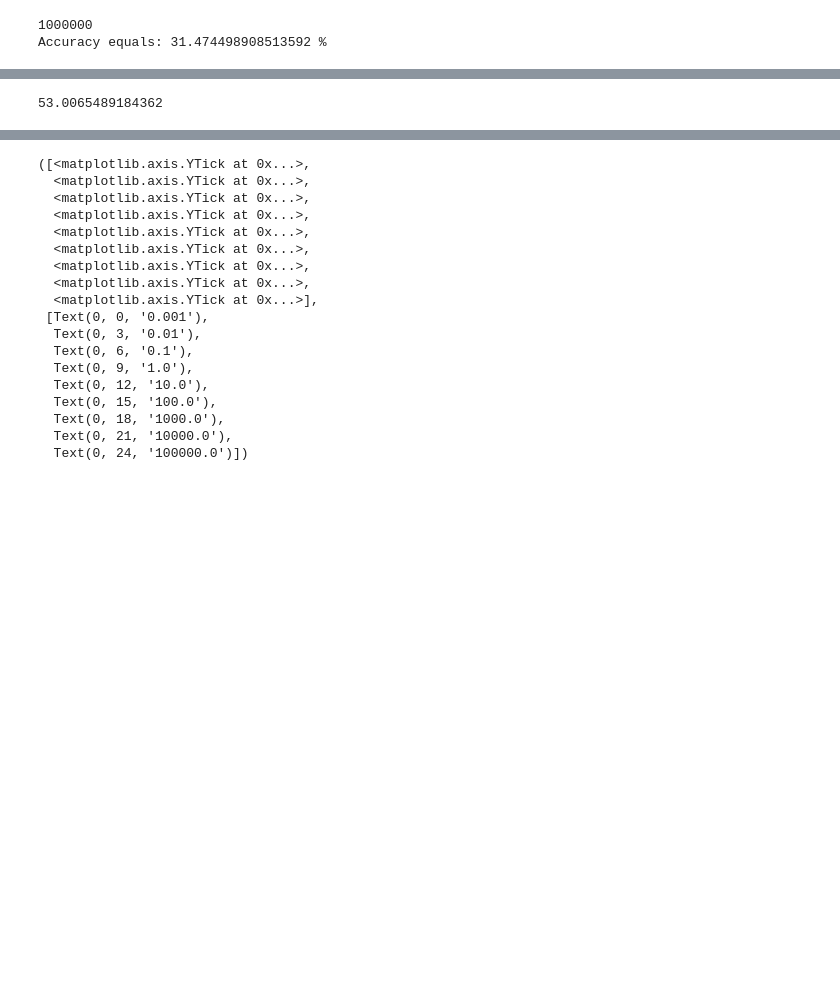
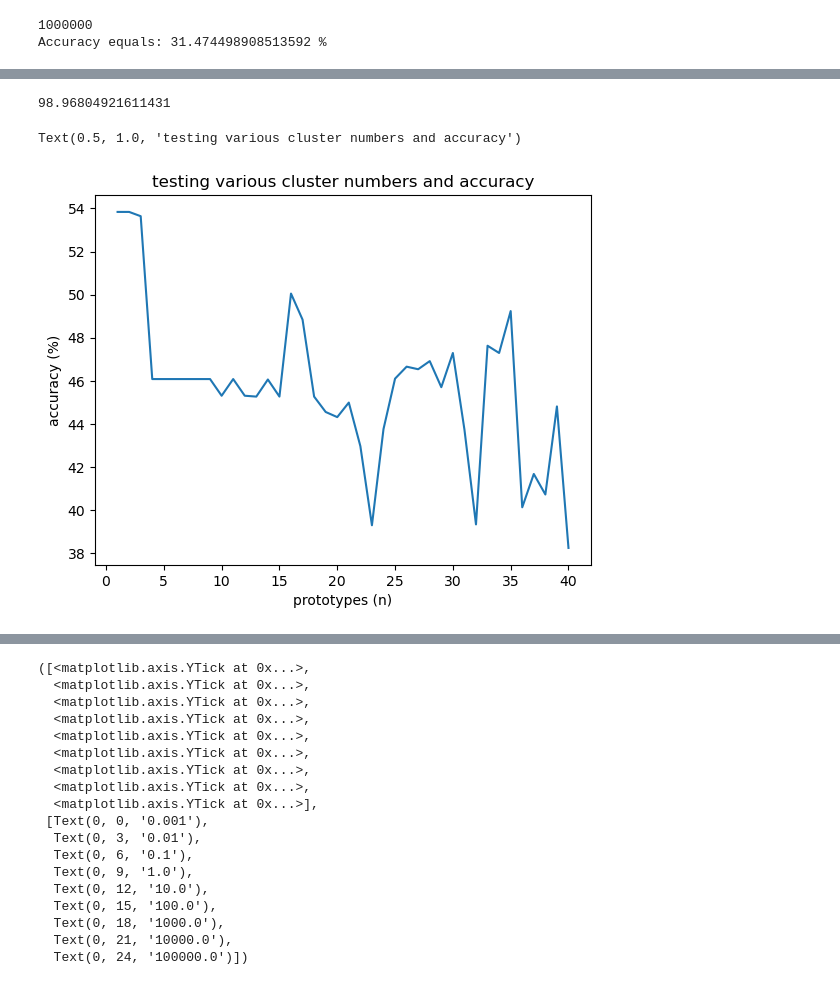
Before and after one commit to JJamali/AI-Network-Intrusion-Detection, a Jupyter notebook: Term Project.ipynb, the cells around one changed output, grey strips where cells are left out. Saved outputs shown, nothing was run; the diff lists cells and outputs as text; code cells hidden in the pictures; blank space fills up the shorter version.

```diff
--- a/Term Project.ipynb
+++ b/Term Project.ipynb
@@ -70,2 +88,0 @@ X_train = X_train.astype(float)
-# %%
-Y_train = Y_train.astype(float)
@@ -114,14 +164,50 @@ Accuracy equals: 0.0 %
+# %%
+reg = Ridge(alpha=9.27396655140094e-05)
+reg.fit(X_train_poly, Y_train_poly)
+predictions = reg.predict(X_test_poly)
+
+for j in range(len(predictions)):
+    if predictions[j] >= 0.5:
+        predictions[j] = 1
+    elif predictions[j] < 0.5:
+        predictions[j] = 0
+
+correct_predictions = np.sum(Y_test_poly == predictions)
+accuracy = (correct_predictions/len(Y_test_poly)) * 100
+
+print(accuracy)
+# %% [output]
+98.96804921611431
 # %%
 import sklearn.cluster
-kmeans = sklearn.cluster.KMeans(n_clusters = 3)
-kmeans.fit(X_train)
-kernel_svm_model = kmeans.predict(X_validation)
 
-accuracy = np.sum(Y_validation == kernel_svm_model)
+n = np.linspace(1, 40, 40, dtype = 'int')
 
-accuracy/len(Y_validation)*100
+
+accuracy = np.zeros(len(n))
+
+for j in range(len(n)):
+    kmeans = sklearn.cluster.KMeans(n_clusters = n[j])
+    kmeans.fit(X_train)
+    kernel_svm_model = kmeans.predict(X_validation)
+    kernel_svm_model_2 = kmeans.predict(X_test)
+    for i in range(n[j]):
+        if np.average(Y_validation[kernel_svm_model==i]) > 0.5:
+            kernel_svm_model[kernel_svm_model == i] = 1
+            kernel_svm_model_2[kernel_svm_model_2 == kernel_svm_model[i]] = 1
+        elif np.average(Y_validation[kernel_svm_model==i]) <= 0.5:
+            kernel_svm_model[kernel_svm_model == i] = 0
+            kernel_svm_model_2[kernel_svm_model_2 == kernel_svm_model[i]] = 0
+
+    accuracy[j] = ((np.sum(Y_test == kernel_svm_model_2))/len(Y_test))*100
-# %% [output]
-53.0065489184362
+# %%
+plt.plot(n, accuracy)
+plt.xlabel("prototypes (n)")
+plt.ylabel("accuracy (%)")
+plt.title("testing various cluster numbers and accuracy")
+# %% [output]
+Text(0.5, 1.0, 'testing various cluster numbers and accuracy')
+[figure, added]
 # %%
 cost = [1000000,100000,10000,1000,100,10,1,0.1,0.01,0.001,0.0001,0.00001,0.000001,0.0000001]
 
```
Also changed, not shown: parts of 17 cells of this notebook.
